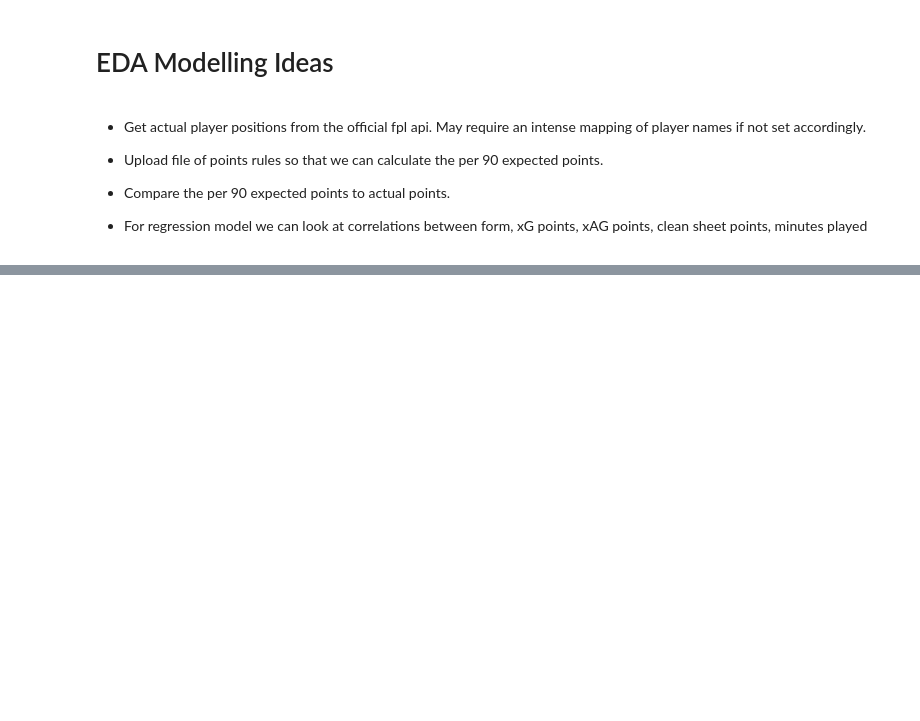
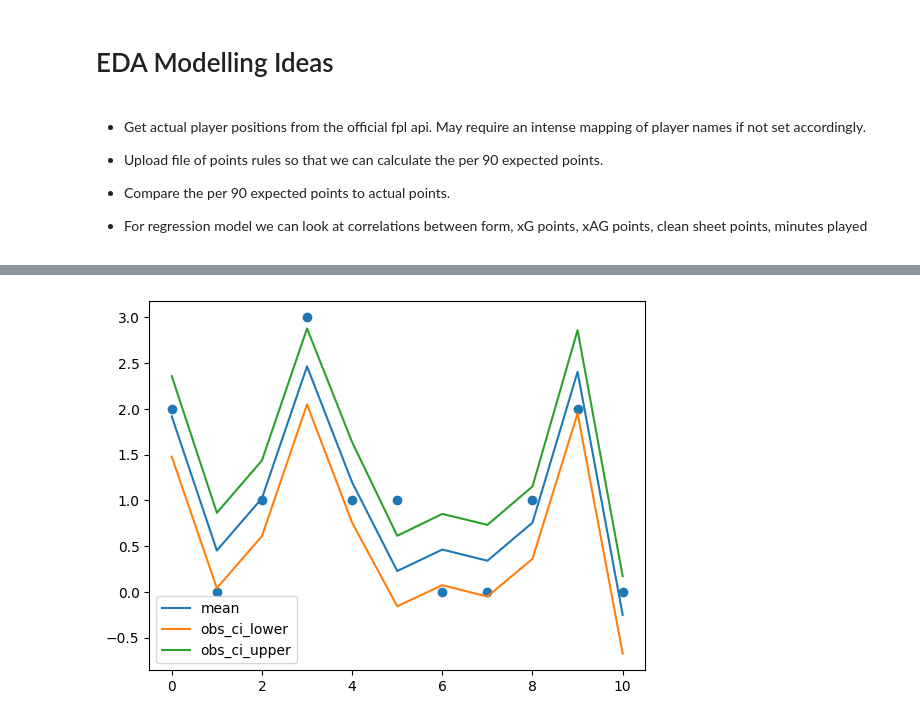
Before and after one commit to GRTran/fpl, a Jupyter notebook: eda.ipynb, the cells around one changed output, grey strips where cells are left out. Cells and saved outputs as stored; diff of their text form; code cells hidden in the pictures; blank space fills up the shorter version.

```diff
--- a/eda.ipynb
+++ b/eda.ipynb
@@ -68,0 +41,17 @@ ax.plot(np.arange(10), np.arange(10), color="black")
+# %%
+exog = ["ict_index", "expected_goals", "fixture"]
+endog = ["goals_scored"]
+Y = recent[endog].values
+X = sm.add_constant(recent[exog].values)
+model = sm.OLS(Y, X)
+results = model.fit()
+# %%
+results.summary()
+insample = results.get_prediction().summary_frame(alpha=0.5)
+insample.plot(y=["mean", "obs_ci_lower", "obs_ci_upper"])
+
+# Plot the original points as well
+plt.scatter(insample.index.values, results.model.endog)
+plt.show()
+# %% [output]
+[figure, added]
```
Also changed, not shown: parts of 11 cells of this notebook, 1 other file.
